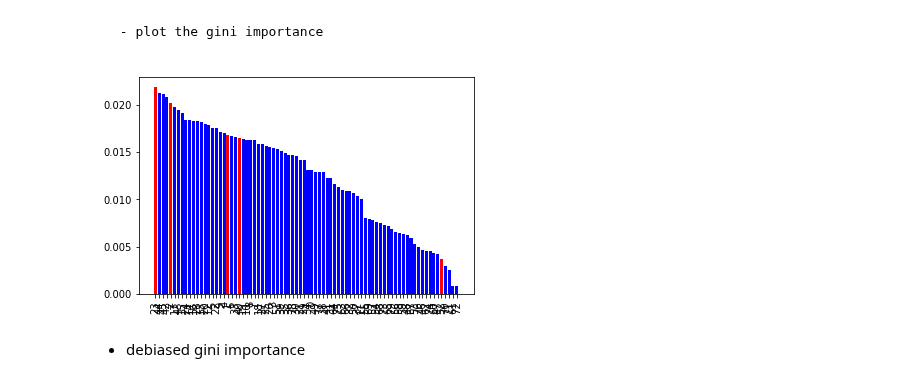
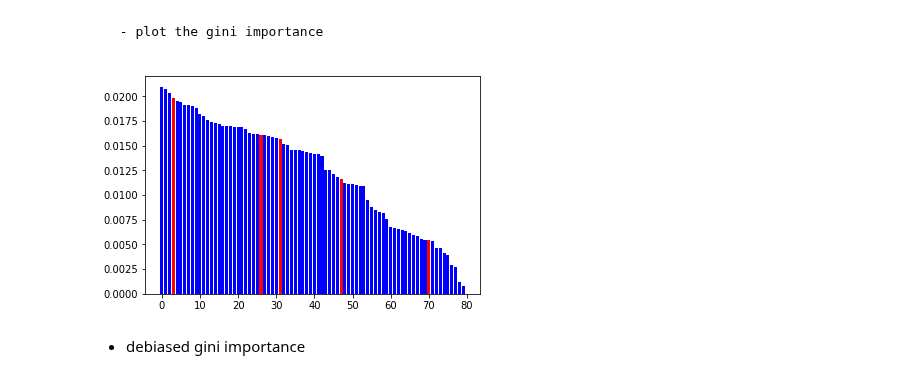
Before and after one commit to shifwang/paper-debiased-feature-importance, a Jupyter notebook: simulations/02_comparison.ipynb, the cells around one changed output. Drawn from its saved outputs; the diff is of its cells as text; code cells hidden in the pictures.

```diff
--- a/simulations/02_comparison.ipynb
+++ b/simulations/02_comparison.ipynb
@@ -25,12 +25,13 @@ names = np.arange(m)
 def sigmoid(x):
     x *= 1
     return np.exp(x) / (np.exp(x) + np.exp(-x))
-def permute(X):
+def permute(X, noisy_features):
     tmp = X.copy()
     for j in range(X.shape[1]):
-        tmp[:, j] = np.random.permutation(sp.stats.rankdata(tmp[:, j]))
-        maximum = max(tmp[:, j])
-        tmp[:, j] = tmp[:, j] / maximum - .5
+        if noisy_features[j] == 1:
+            tmp[:, j] = np.random.permutation(sp.stats.rankdata(tmp[:, j]))
+            maximum = max(tmp[:, j])
+            tmp[:, j] = tmp[:, j] / maximum - .5
     return tmp
 def rankdata(X):
     tmp = X.copy()
@@ -44,14 +45,14 @@ def f(X, noisy_features):
     return np.array([np.random.choice([0, 1], 1, p=[1 - prob, prob]) for prob in probs]).flatten()
 # %%
 n_features = X_train.shape[1]
-X_train = permute(X_train)
-X_test = permute(X_test)
 n, m = X_train.shape
 names = np.arange(m)
 noisy_features = np.ones((n_features, ), dtype=int)
 noisy_features[np.random.choice(range(n_features), 5, replace=False)] = 0
 y_train = f(X_train, noisy_features)
 y_test = f(X_test, noisy_features)
+X_train = permute(X_train, noisy_features)
+X_test = permute(X_test, noisy_features)
 # %% [markdown]
 ### save intermediate
 # %%
@@ -90,10 +91,10 @@ plt.show()
 # %%
 ix = np.argsort(gini_imp * -1)
 plt.bar(x = list(range(m)), height = gini_imp[ix], color = colors[ix])
-plt.xticks(list(range(m)), np.array(names)[ix], rotation='vertical')
+#plt.xticks(list(range(m)), np.array(names)[ix], rotation='vertical')
 plt.show()
 # %% [output]
-[figure, old version]
+[figure, new version]
 # %% [markdown]
 - debiased gini importance
 # %%
```
Also changed, not shown: parts of 18 cells of this notebook, 5 other files.
